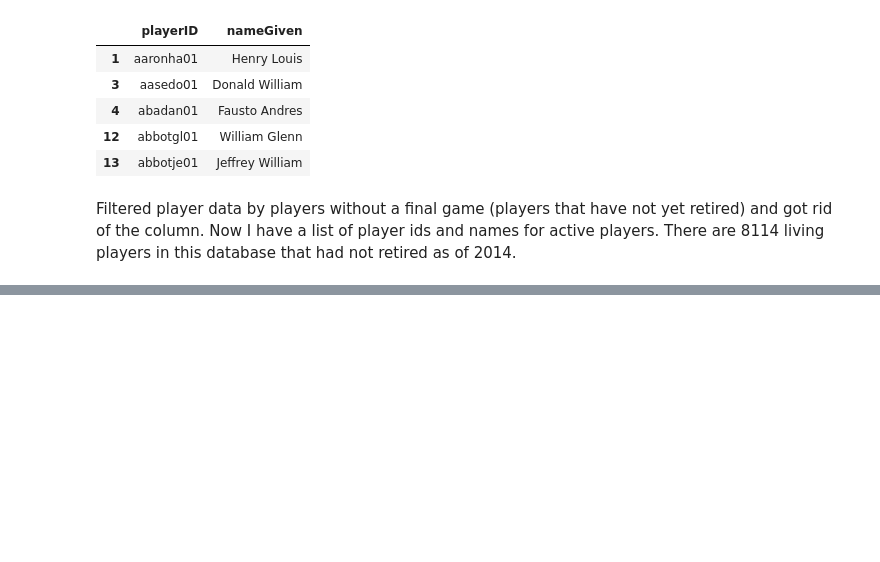
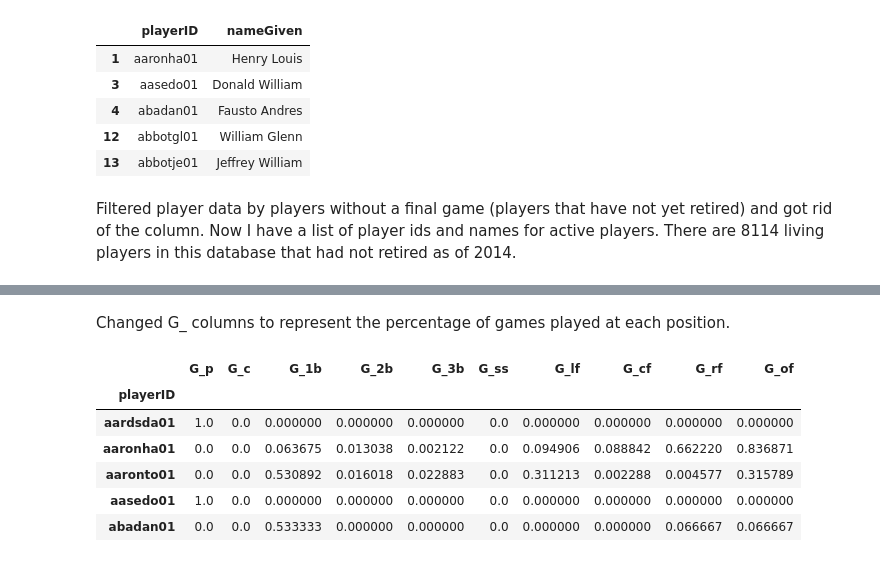
Before and after one commit to katjackson/money-ball, a Jupyter notebook: moneyball.ipynb, the cells around one changed output, grey strips where cells are left out. Cells and saved outputs as stored; diff of their text form; code cells hidden in the pictures; blank space fills up the shorter version.

```diff
--- a/moneyball.ipynb
+++ b/moneyball.ipynb
@@ -97,0 +161,5 @@ batting_p.head()
+# %%
+appearances = pd.read_csv('data/core/Appearances.csv')
+appearances.head()
+x = appearances[appearances['playerID'] == 'abadan01']
+x
@@ -97,0 +172,24 @@ batting_p.head()
+# %% [markdown]
+Changed G_ columns to represent the percentage of games played at each position.
+# %%
+appearances = appearances.groupby('playerID').mean()
+appearances['G_p'] = appearances.G_p / appearances.G_all
+appearances['G_c'] = appearances.G_c / appearances.G_all
+appearances['G_1b'] = appearances.G_1b / appearances.G_all
+appearances['G_2b'] = appearances.G_2b / appearances.G_all
+appearances['G_3b'] = appearances.G_3b / appearances.G_all
+appearances['G_ss'] = appearances.G_ss / appearances.G_all
+appearances['G_lf'] = appearances.G_lf / appearances.G_all
+appearances['G_cf'] = appearances.G_cf / appearances.G_all
+appearances['G_rf'] = appearances.G_rf / appearances.G_all
+appearances['G_of'] = appearances.G_of / appearances.G_all
+appearances = appearances.drop(['yearID', 'G_all', 'GS', 'G_batting', 'G_defense', 'G_dh', 'G_ph', 'G_pr'], 1)
+appearances.head()
+# %% [output]
+|  | G_p | G_c | G_1b | G_2b | G_3b | G_ss | G_lf | G_cf | G_rf | G_of |
+| playerID |  |  |  |  |  |  |  |  |  |  |
+| aardsda01 | 1.0 | 0.0 | 0.000000 | 0.000000 | 0.000000 | 0.0 | 0.000000 | 0.000000 | 0.000000 | 0.000000 |
+| aaronha01 | 0.0 | 0.0 | 0.063675 | 0.013038 | 0.002122 | 0.0 | 0.094906 | 0.088842 | 0.662220 | 0.836871 |
+| aaronto01 | 0.0 | 0.0 | 0.530892 | 0.016018 | 0.022883 | 0.0 | 0.311213 | 0.002288 | 0.004577 | 0.315789 |
+| aasedo01 | 1.0 | 0.0 | 0.000000 | 0.000000 | 0.000000 | 0.0 | 0.000000 | 0.000000 | 0.000000 | 0.000000 |
+| abadan01 | 0.0 | 0.0 | 0.533333 | 0.000000 | 0.000000 | 0.0 | 0.000000 | 0.000000 | 0.066667 | 0.066667 |
```
Also changed, not shown: parts of 37 cells of this notebook.
